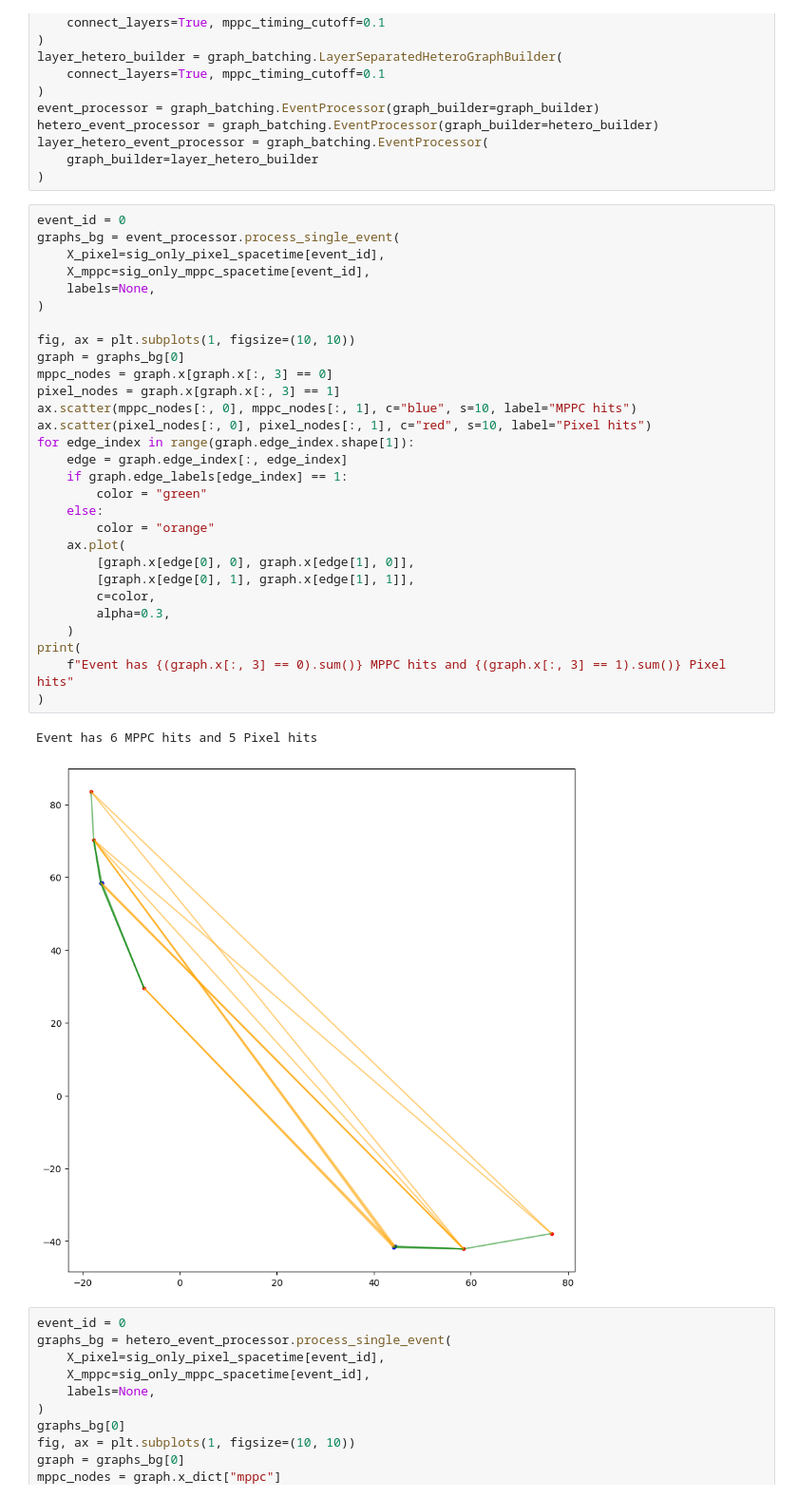
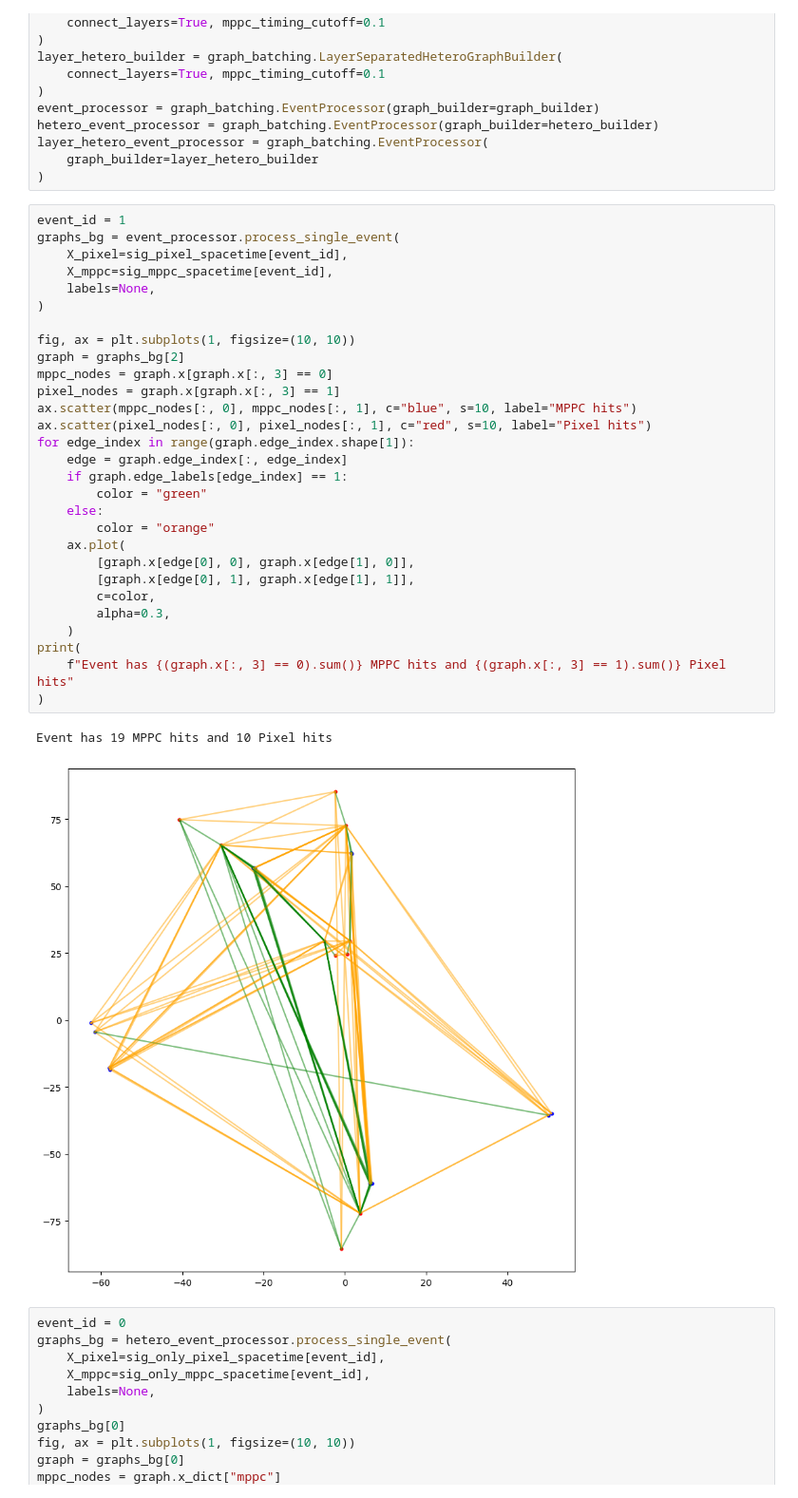
Before and after one commit to makoeppel/mu3e_gnn_trigger, a Jupyter notebook: notebooks_feature_plotting/GraphPlots.ipynb, the cells around one changed output. Shown: that part at 95% size. Drawn from its saved outputs; the diff is of its cells as text.

```diff
--- a/notebooks_feature_plotting/GraphPlots.ipynb
+++ b/notebooks_feature_plotting/GraphPlots.ipynb
@@ -47,37 +47,37 @@ layer_hetero_event_processor = graph_batching.EventProcessor(
     graph_builder=layer_hetero_builder
 )
 # %%
-event_id = 0
+event_id = 1
 graphs_bg = event_processor.process_single_event(
-    X_pixel=sig_only_pixel_spacetime[event_id],
-    X_mppc=sig_only_mppc_spacetime[event_id],
+    X_pixel=sig_pixel_spacetime[event_id],
+    X_mppc=sig_mppc_spacetime[event_id],
     labels=None,
 )
 
 fig, ax = plt.subplots(1, figsize=(10, 10))
-graph = graphs_bg[0]
+graph = graphs_bg[2]
 mppc_nodes = graph.x[graph.x[:, 3] == 0]
 pixel_nodes = graph.x[graph.x[:, 3] == 1]
 ax.scatter(mppc_nodes[:, 0], mppc_nodes[:, 1], c="blue", s=10, label="MPPC hits")
 ax.scatter(pixel_nodes[:, 0], pixel_nodes[:, 1], c="red", s=10, label="Pixel hits")
 for edge_index in range(graph.edge_index.shape[1]):
     edge = graph.edge_index[:, edge_index]
     if graph.edge_labels[edge_index] == 1:
         color = "green"
     else:
         color = "orange"
     ax.plot(
         [graph.x[edge[0], 0], graph.x[edge[1], 0]],
         [graph.x[edge[0], 1], graph.x[edge[1], 1]],
         c=color,
         alpha=0.3,
     )
 print(
     f"Event has {(graph.x[:, 3] == 0).sum()} MPPC hits and {(graph.x[:, 3] == 1).sum()} Pixel hits"
 )
 # %% [output]
-Event has 6 MPPC hits and 5 Pixel hits
+Event has 19 MPPC hits and 10 Pixel hits
-[figure, old version]
+[figure, new version]
 # %%
 event_id = 0
 graphs_bg = hetero_event_processor.process_single_event(
```
Also changed, not shown: parts of 4 cells of this notebook, 6 other files.
